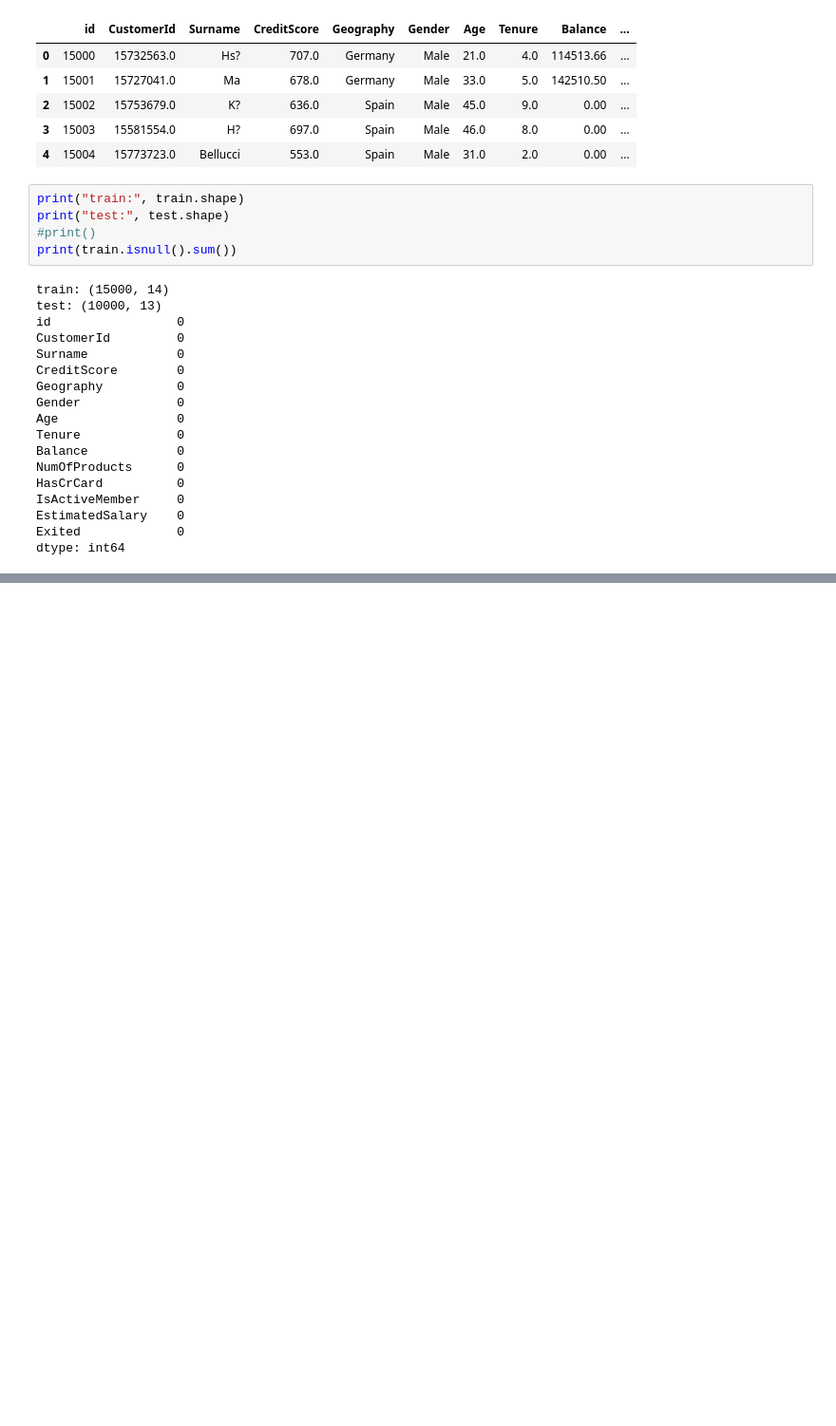
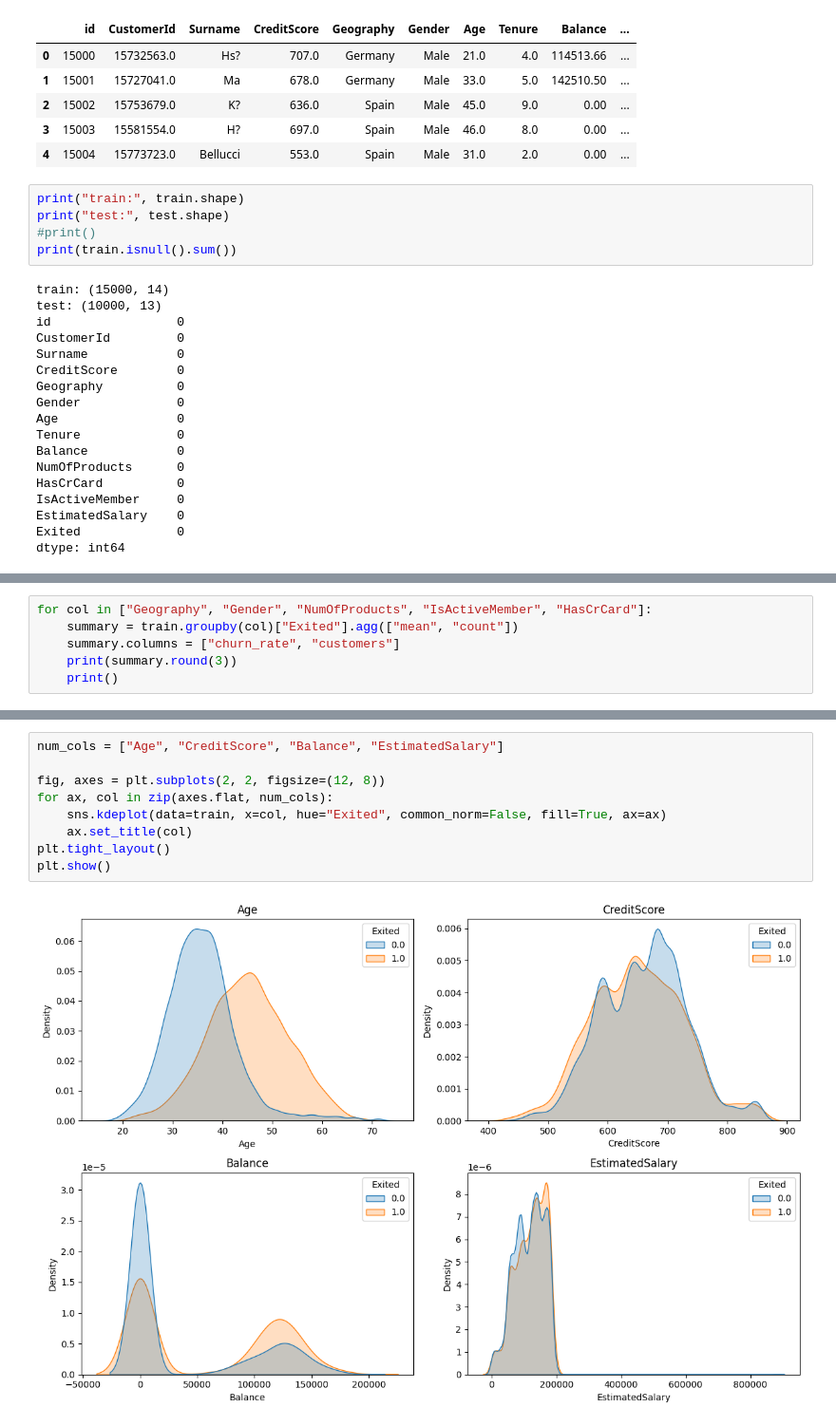
Before and after one commit to Talibdev27/bank-churn-prediction, a Jupyter notebook: churn.ipynb, the cells around one changed output, grey strips where cells are left out. Shown at 95% size. Cells and saved outputs as stored; diff of their text form; blank space fills up the shorter version.

```diff
--- a/churn.ipynb
+++ b/churn.ipynb
@@ -57,0 +110,6 @@ dtype: int64
+# %%
+for col in ["Geography", "Gender", "NumOfProducts", "IsActiveMember", "HasCrCard"]:
+    summary = train.groupby(col)["Exited"].agg(["mean", "count"])
+    summary.columns = ["churn_rate", "customers"]
+    print(summary.round(3))
+    print()
@@ -57,0 +134,11 @@ dtype: int64
+# %%
+num_cols = ["Age", "CreditScore", "Balance", "EstimatedSalary"]
+
+fig, axes = plt.subplots(2, 2, figsize=(12, 8))
+for ax, col in zip(axes.flat, num_cols):
+    sns.kdeplot(data=train, x=col, hue="Exited", common_norm=False, fill=True, ax=ax)
+    ax.set_title(col)
+plt.tight_layout()
+plt.show()
+# %% [output]
+[figure, added]
```
Also changed, not shown: parts of 8 cells of this notebook.
